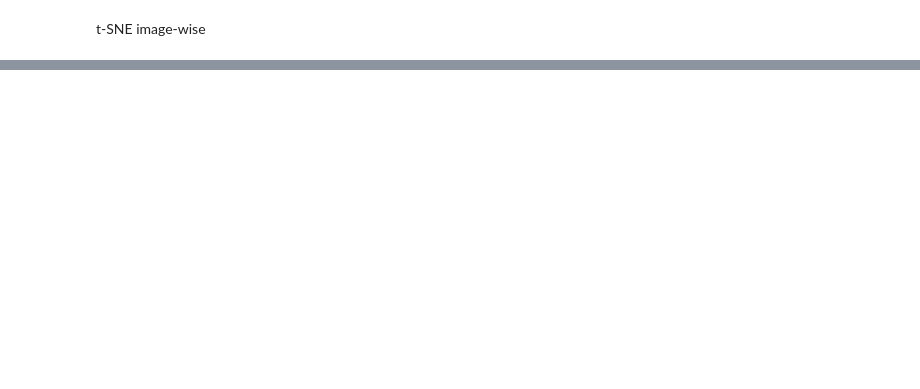
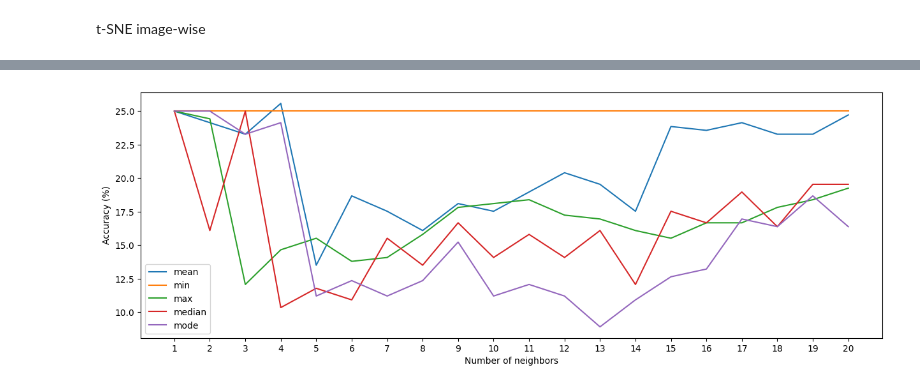
Before and after one commit to davidemodolo/Lung-Ultrasound-Image-Classifier, a Jupyter notebook: step_by_step_try.ipynb, the cells around one changed output, grey strips where cells are left out. Cells and saved outputs as stored; diff of their text form; code cells hidden in the pictures; blank space fills up the shorter version.

Commit message:
plots

```diff
--- a/step_by_step_try.ipynb
+++ b/step_by_step_try.ipynb
@@ -924,6 +919,9 @@ print("Time elapsed: ", end - start, "-",len(images), "Image loaded")
 correct_mean = [0 for i in range(21)]
 correct_min = [0 for i in range(21)]
 correct_max = [0 for i in range(21)]
+correct_median = [0 for i in range(51)]
+correct_mode = [0 for i in range(51)]
+
 test_values = pd.read_csv("values_test.csv")
 # take the test_values rows where path is in paths_test_df["path"].values
 test_values = test_values[test_values["path"].isin(paths_test_df["path"].values)]
@@ -971,15 +969,21 @@ for index in tqdm(range(iterations)):
         scores = []
         for i in range(len(nearest_points)):
             scores.append(values.iloc[np.argsort(distances)[i]]["true"])
-        mean_val = int(np.mean(scores*2)/2)
+        mean_val = round(np.mean(scores))
         min_val = np.min(scores)
         max_val = np.max(scores)
+        median_val = np.median(scores)
+        mode_val = max(set(scores), key=scores.count)
         if(mean_val == int(test_values.iloc[index]["true"])):
             correct_mean[nearest_points_number-1] += 1
         if(min_val == int(test_values.iloc[index]["true"])):
             correct_min[nearest_points_number-1] += 1
         if(max_val == int(test_values.iloc[index]["true"])):
             correct_max[nearest_points_number-1] += 1
+        if(median_val == int(test_values.iloc[index]["true"])):
+            correct_median[nearest_points_number-1] += 1
+        if(mode_val == int(test_values.iloc[index]["true"])):
+            correct_mode[nearest_points_number-1] += 1
     # end = time.time()
     # print("Time elapsed: ", end - start)
     if(index == 0):
@@ -993,7 +997,9 @@ for index in tqdm(range(iterations)):
 for i in range(len(correct_mean)):
     print(f"With {i} neighbors, the accuracy with mean is {correct_mean[i]/iterations*100}%")
     print(f"With {i} neighbors, the accuracy with min is {correct_min[i]/iterations*100}%")
-    print(f"With {i} neighbors, the accuracy with avg is {correct_max[i]/iterations*100}%\n")
+    print(f"With {i} neighbors, the accuracy with avg is {correct_max[i]/iterations*100}%")
+    print(f"With {i} neighbors, the accuracy with median is {correct_median[i]/iterations*100}%")
+    print(f"With {i} neighbors, the accuracy with mode is {correct_mode[i]/iterations*100}%\n")
 
 # plt.scatter(tsne_results[:,0], tsne_results[:,1], c=colors)
 # plt.show()
@@ -1003,3 +1025,23 @@ KeyboardInterrupt:
+# %%
+plt.figure(figsize=(15,5))
+new_mean =[i/iterations*100 for i in correct_mean]
+new_min =[i/iterations*100 for i in correct_min]
+new_max =[i/iterations*100 for i in correct_max]
+new_median =[i/iterations*100 for i in correct_median]
+new_mode =[i/iterations*100 for i in correct_mode]
+plt.plot(range(1,21), new_mean[1:21], label="mean")
+plt.plot(range(1,21), new_min[1:21], label="min")
+plt.plot(range(1,21), new_max[1:21], label="max")
+plt.plot(range(1,21), new_median[1:21], label="median")
+plt.plot(range(1,21), new_mode[1:21], label="mode")
+plt.xticks(range(1,21))
+
+plt.xlabel("Number of neighbors")
+plt.ylabel("Accuracy (%)")
+plt.legend()
+plt.show()
+# %% [output]
+[figure, added]
 # %%
 # near-duplicate image search with Locality Sensitive Hashing
 # https://keras.io/examples/vision/near_dup_search/
```
Also changed, not shown: parts of 3 cells of this notebook.
